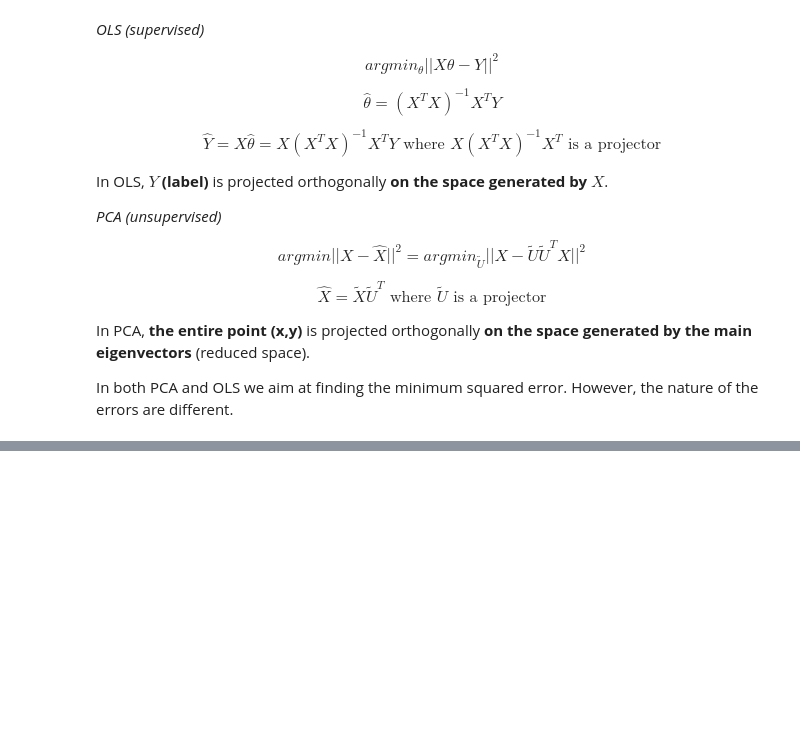
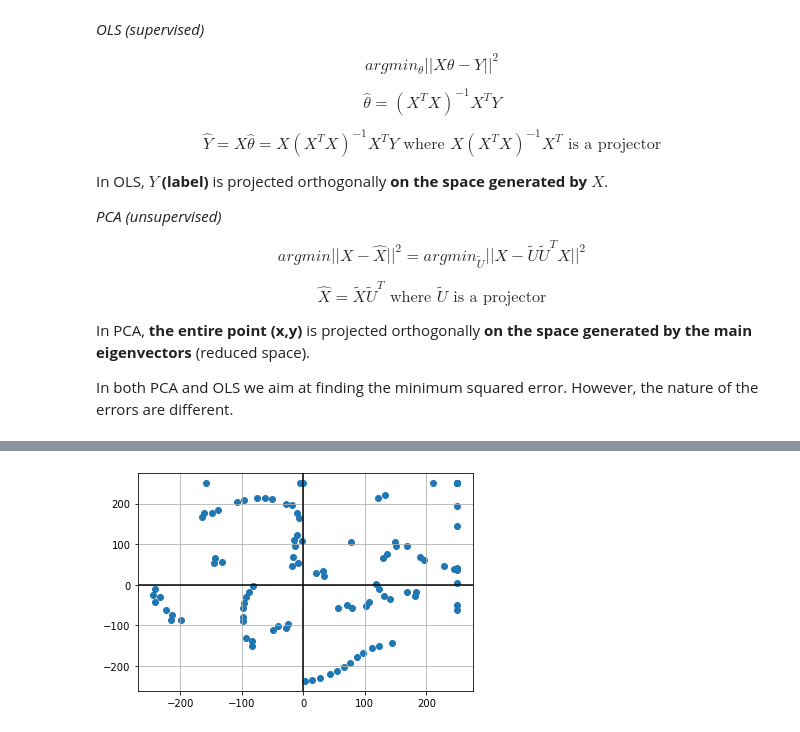
Before and after one commit to savoga/python_exos, a Jupyter notebook: PCA_from_scratch.ipynb, the cells around one changed output, grey strips where cells are left out. Saved outputs shown, nothing was run; the diff lists cells and outputs as text; code cells hidden in the pictures; blank space fills up the shorter version.

```diff
--- a/PCA_from_scratch.ipynb
+++ b/PCA_from_scratch.ipynb
@@ -282,0 +308,10 @@ In both PCA and OLS we aim at finding the minimum squared error. However, the na
+# %%
+plt.scatter(data[:,0], data[:,1])
+# plt.xlim([-2, 6])
+# plt.ylim([-2, 5])
+plt.axhline(y=0, color='k')
+plt.axvline(x=0, color='k')
+plt.grid()
+plt.show()
+# %% [output]
+[figure, added]
```
Also changed, not shown: parts of 26 cells of this notebook.
